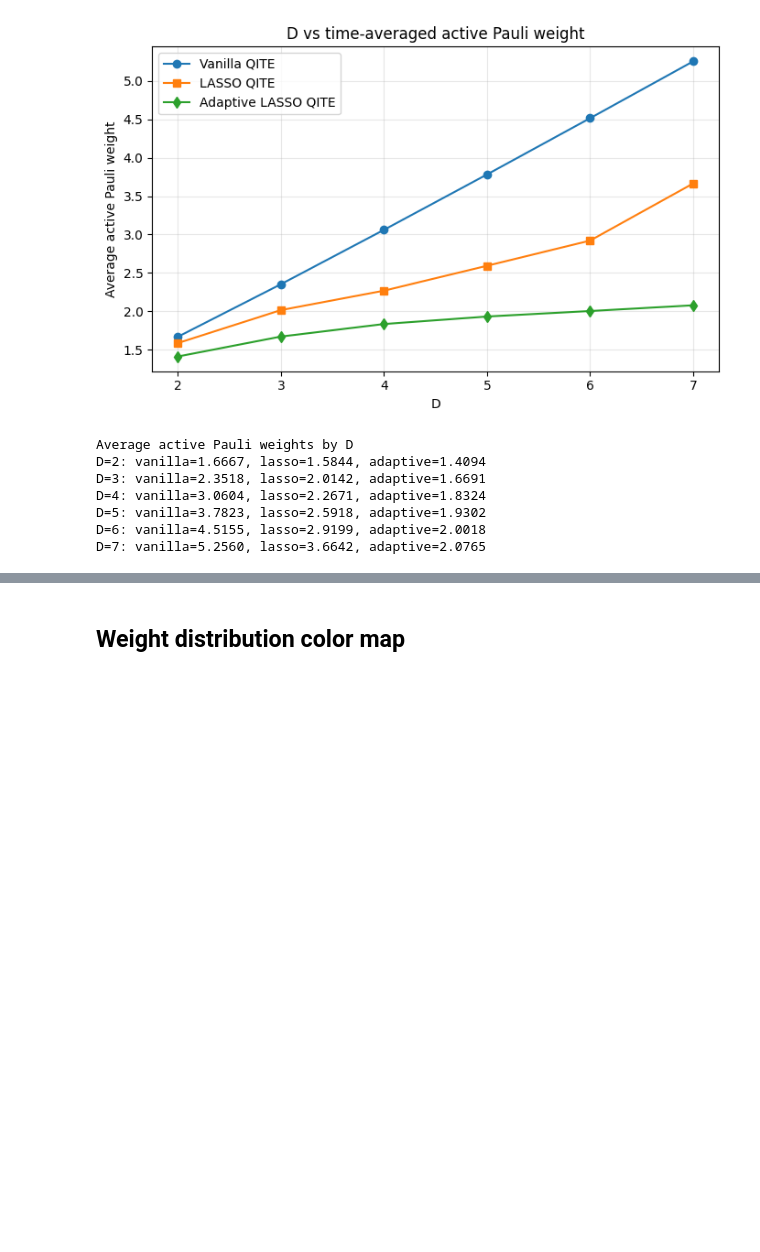
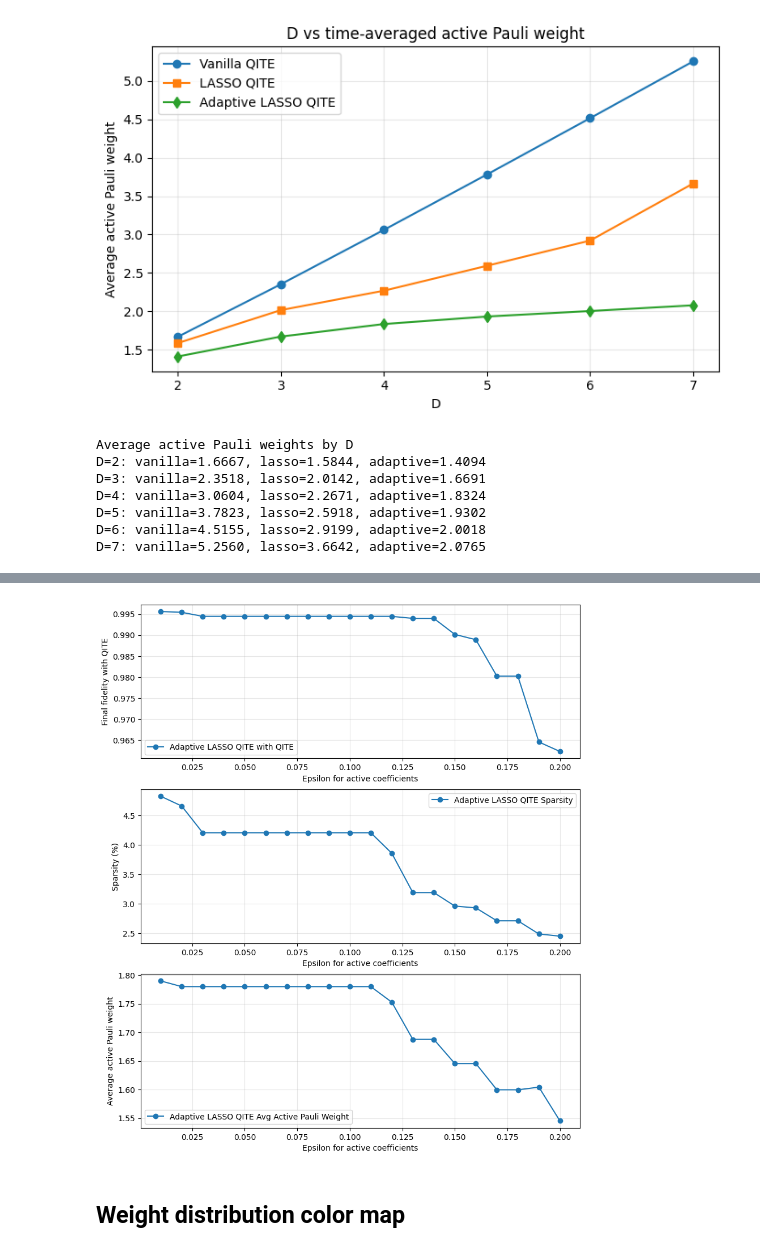
Before and after one commit to LucaYoy/Sparse-QITE, a Jupyter notebook: notebooks/QITE_vs_LASSOQITE.ipynb, the cells around one changed output, grey strips where cells are left out. Saved outputs shown, nothing was run; the diff lists cells and outputs as text; code cells hidden in the pictures; blank space fills up the shorter version.

```diff
--- a/notebooks/QITE_vs_LASSOQITE.ipynb
+++ b/notebooks/QITE_vs_LASSOQITE.ipynb
@@ -344,0 +354,11 @@ D=7: vanilla=5.2560, lasso=3.6642, adaptive=2.0765
+# %%
+fidelity_lasso_ada_with_qite = []
+sparcity_lasso_ada = []
+avg_active_pauli_weight = []
+
+for eps in epsilons:
+    EQ_lasso_ada,psi_QITE_lasso_ada,a_lasso_ada = evol.QITE(n_qubits,H,H_trot,D,psi_0,NQ,dt,method='adaptive_lasso_v1',lasso_max_iter=800,lasso_tol=1e-9,objective_tol=eps)
+    fidelity_lasso_ada_with_qite.append(fidelity_pure(psi_QITE_lasso_ada[:,-1].toarray(), psi_QITE_vanilla[:,-1].toarray()))
+    sparcity_lasso_ada.append(np.mean(compute_sparsity_percentage(a_lasso_ada)))
+    avg_active_pauli_weight.append(average_active_pauli_weight_over_time(a_lasso_ada, weights_for_D(PD_strings), eps=1e-12)[0])
+    print(f"eps={eps:.4f}, fidelity with QITE={fidelity_lasso_ada_with_qite[-1]:.4f}")
@@ -345,3 +383,29 @@ D=7: vanilla=5.2560, lasso=3.6642, adaptive=2.0765
+# %%
+fig,ax = plt.subplots(3, 1, figsize=(10, 12))
+
+
+ax[0].plot(epsilons, fidelity_lasso_ada_with_qite, 'o-', label='Adaptive LASSO QITE with QITE')
+ax[0].set_xlabel('Epsilon for active coefficients')
+ax[0].set_ylabel('Final fidelity with QITE')
+ax[0].grid(True, alpha=0.3)
+ax[0].legend()
+
+ax[1].plot(epsilons, sparcity_lasso_ada, 'o-', label='Adaptive LASSO QITE Sparsity')
+ax[1].set_xlabel('Epsilon for active coefficients')
+ax[1].set_ylabel('Sparsity (%)')
+ax[1].grid(True, alpha=0.3)
+ax[1].legend()
+
+
+ax[2].plot(epsilons, avg_active_pauli_weight, 'o-', label='Adaptive LASSO QITE Avg Active Pauli Weight')
+ax[2].set_xlabel('Epsilon for active coefficients')
+ax[2].set_ylabel('Average active Pauli weight')
+ax[2].grid(True, alpha=0.3)
+ax[2].legend()
+
+fig.savefig(plots_dir / f'AdaptiveLASSOQITE_vs_Epsilon.png', dpi=300, bbox_inches='tight')
+# %% [output]
+[figure, added]
 # %% [markdown]
 ## Weight distribution color map
 # %%
```
Also changed, not shown: parts of 9 cells of this notebook, 6 other files.
